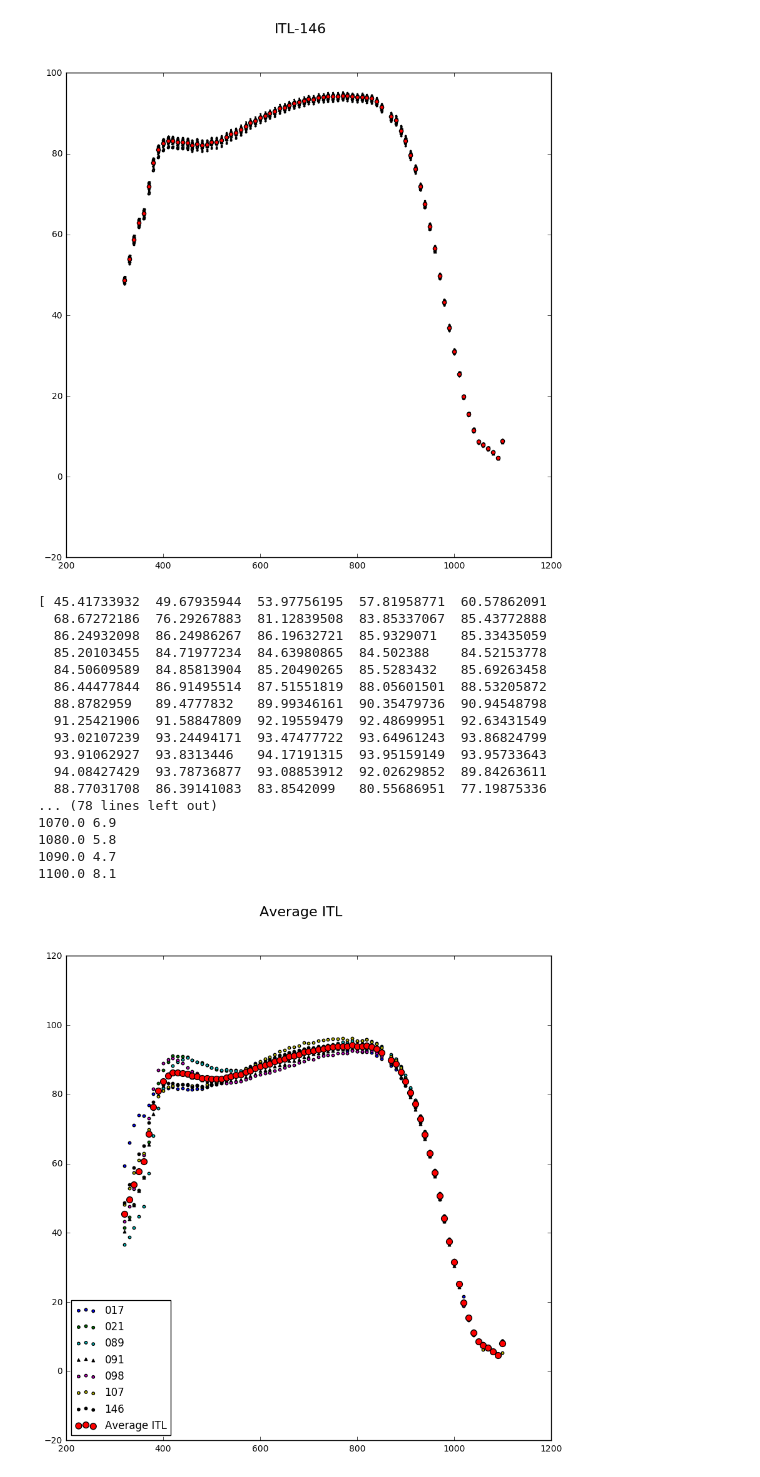
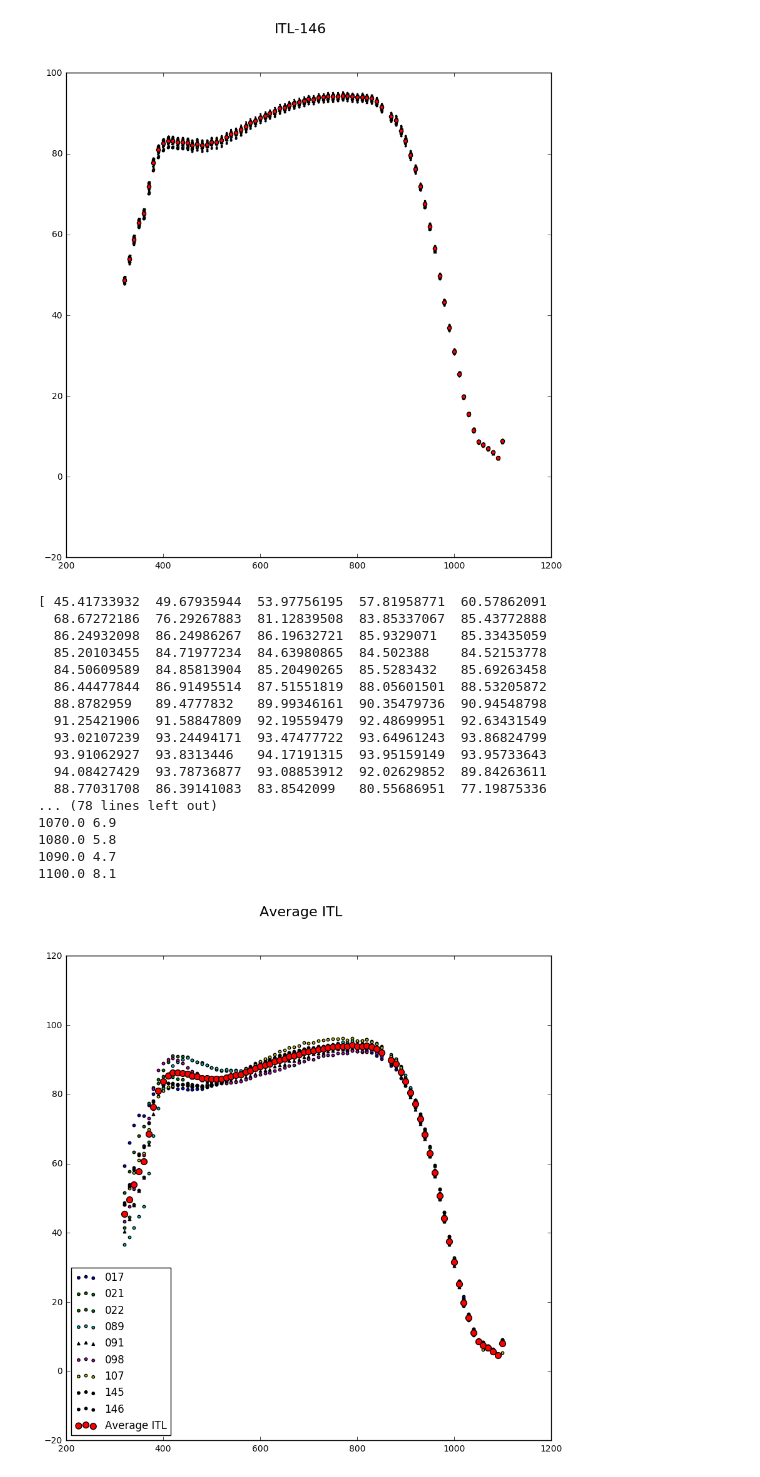
Before and after one commit to smr456/QEcurves, a Jupyter notebook: ITLqe_v1.ipynb, the cells around one changed output. Cells and saved outputs as stored; diff of their text form; code cells hidden in the pictures.

```diff
--- a/ITLqe_v1.ipynb
+++ b/ITLqe_v1.ipynb
@@ -350,3 +396,31 @@ fig1.savefig('ITL-107.pdf')
   14.7116394   10.36701775   9.00798798   6.28142834   7.12739277
    6.06157398   4.73408365   5.30293322]
 [figure]
+# %%
+hdulist145=fits.open("ITL-3800C-145_QE.fits")
+qedata=hdulist145[1].data
+avg145=(qedata['AMP01']+qedata['AMP02']+qedata['AMP03']+qedata['AMP04']+qedata['AMP05']+qedata['AMP06']+qedata['AMP07']+qedata['AMP08']+qedata['AMP09']+qedata['AMP10']+qedata['AMP11']+qedata['AMP12']+qedata['AMP13']+qedata['AMP14']+qedata['AMP15']+qedata['AMP16'])/16
+print (avg145)
+#print ('AMP02 is bad and is omitted')
+wavelength=qedata['WAVELENGTH']
+fig1=plt.figure(1,[figwidth,figheight])
+#fig1.ylabel('QE')
+fig1.suptitle('ITL-145', fontsize=16)
+plt.scatter(wavelength, qedata['AMP01'], 10,'b','$1$')
+plt.scatter(wavelength, qedata['AMP02'], 10,'b','$2$')
+plt.scatter(wavelength, qedata['AMP03'], 10,'b','$3$')
+plt.scatter(wavelength, qedata['AMP04'], 10,'b','$4$')
+plt.scatter(wavelength, qedata['AMP05'], 10,'b','$5$')
+plt.scatter(wavelength, qedata['AMP06'], 10,'b','$6$')
+plt.scatter(wavelength, qedata['AMP07'], 10,'b','$7$')
+plt.scatter(wavelength, qedata['AMP08'], 10,'b','$8$')
+plt.scatter(wavelength, qedata['AMP09'], 10,'b','$9$')
+plt.scatter(wavelength, qedata['AMP10'], 10,'b','$A$')
+plt.scatter(wavelength, qedata['AMP11'], 10,'b','$B$')
+plt.scatter(wavelength, qedata['AMP12'], 10,'b','$C$')
+plt.scatter(wavelength, qedata['AMP13'], 10,'b','$D$')
+plt.scatter(wavelength, qedata['AMP14'], 10,'b','$E$')
+plt.scatter(wavelength, qedata['AMP15'], 10,'b','$F$')
+plt.scatter(wavelength, qedata['AMP16'], 10,'b','$G$')
+plt.scatter(wavelength, avg145, 20,'r')
+fig1.savefig('ITL-145.pdf')
@@ -407,31 +499,33 @@ fig1=plt.figure(1,[figwidth,figheight])
 #fig1.ylabel('QE')
 fig1.suptitle('Average ITL', fontsize=16)
 plt.scatter(wavelength, avg017, 10,'blue',label='017')
 plt.scatter(wavelength, avg021, 10,'g', label='021')
+plt.scatter(wavelength, avg022, 10,'g', label='022')
 plt.scatter(wavelength, avg089, 10,'c', label='089')
 plt.scatter(wavelength, avg091, 10,'black','^', label='091')
 plt.scatter(wavelength, avg098, 10,'m', label='098')
 plt.scatter(wavelength, avg107, 10,'y', label='107')
+plt.scatter(wavelength, avg145, 10,'k', label='145')
 plt.scatter(wavelength, avg146, 10,'k', label='146')
 plt.scatter(wavelength, superavg, 50,'r', label='Average ITL')
 pylab.legend(loc='lower left')
 fig1.savefig('ITLaverage.pdf')
 # %% [output]
 [ 45.41733932  49.67935944  53.97756195  57.81958771  60.57862091
   68.67272186  76.29267883  81.12839508  83.85337067  85.43772888
   86.24932098  86.24986267  86.19632721  85.9329071   85.33435059
   85.20103455  84.71977234  84.63980865  84.502388    84.52153778
   84.50609589  84.85813904  85.20490265  85.5283432   85.69263458
   86.44477844  86.91495514  87.51551819  88.05601501  88.53205872
   88.8782959   89.4777832   89.99346161  90.35479736  90.94548798
   91.25421906  91.58847809  92.19559479  92.48699951  92.63431549
   93.02107239  93.24494171  93.47477722  93.64961243  93.86824799
   93.91062927  93.8313446   94.17191315  93.95159149  93.95733643
   94.08427429  93.78736877  93.08853912  92.02629852  89.84263611
   88.77031708  86.39141083  83.8542099   80.55686951  77.19875336
 ... (78 lines left out)
 1070.0 6.9
 1080.0 5.8
 1090.0 4.7
 1100.0 8.1
-[figure, old version]
+[figure, new version]
```
Also changed, not shown: parts of 2 cells of this notebook, 2 other files.
